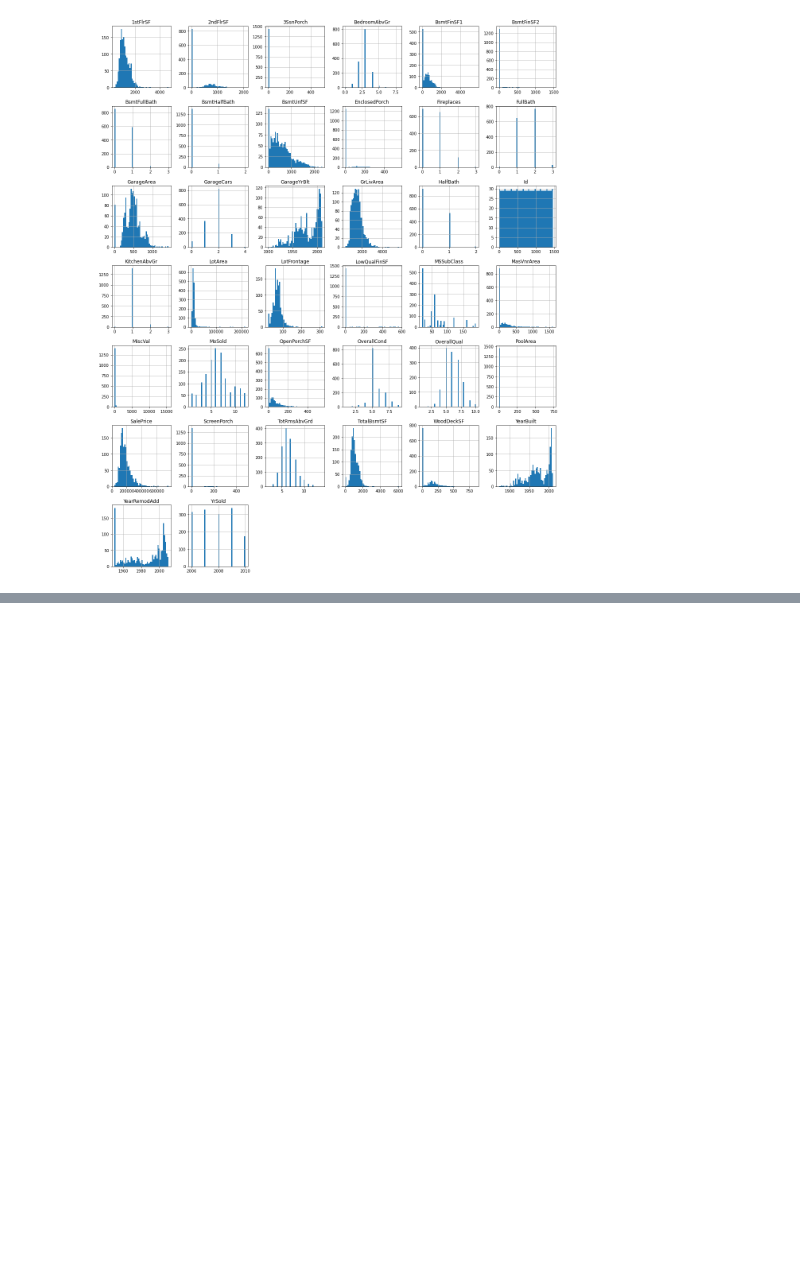
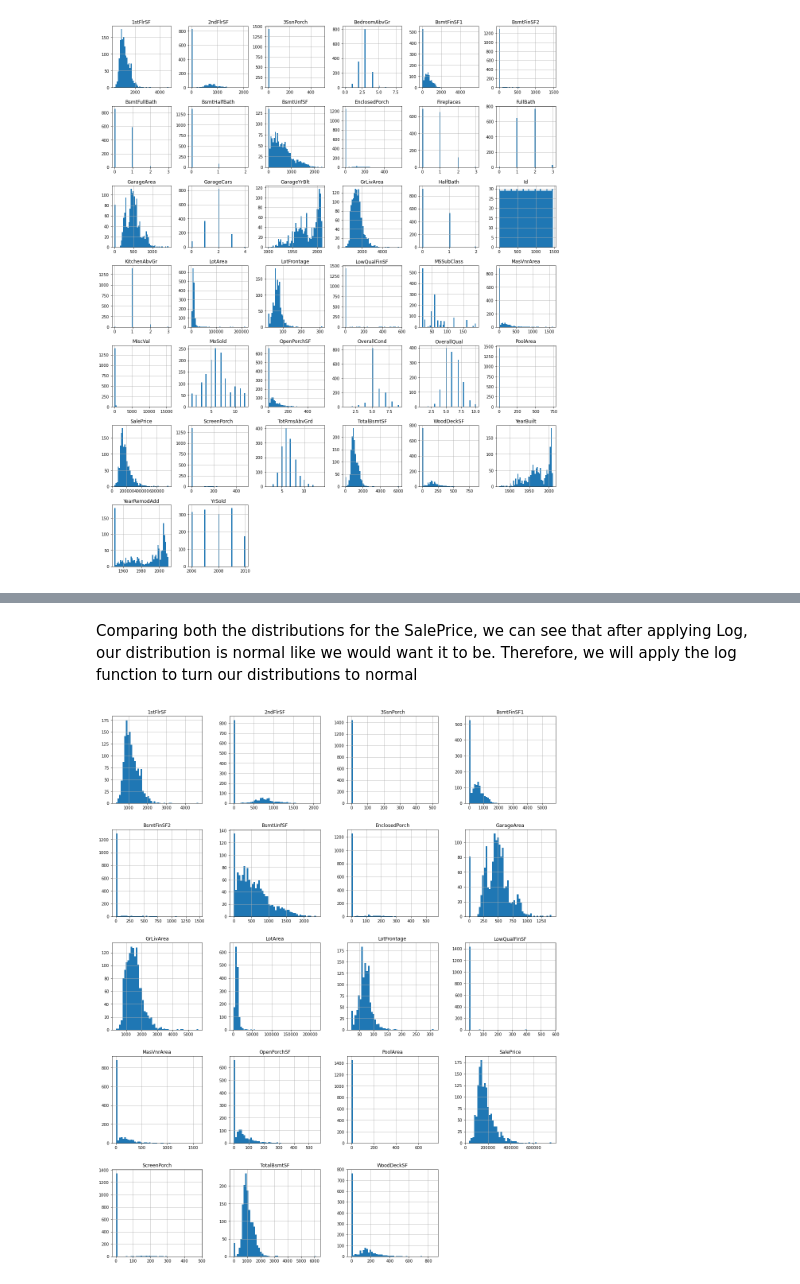
Before and after one commit to JinalShah2002/House-Prices-Challenge-Solution, a Jupyter notebook: housing-prices-challenge-workflow.ipynb, the cells around one changed output, grey strips where cells are left out. Saved outputs shown, nothing was run; the diff lists cells and outputs as text; code cells hidden in the pictures; blank space fills up the shorter version.

Commit message:
Started Analysis on True Numerical Features

```diff
--- a/housing-prices-challenge-workflow.ipynb
+++ b/housing-prices-challenge-workflow.ipynb
@@ -109,0 +171,12 @@ _Note:_
+# %% [markdown]
+Comparing both the distributions for the SalePrice, we can see that after applying Log, our distribution is normal like we would want it to be. Therefore, we will apply the log function to turn our distributions to normal
+# %%
+# Distributions of our true numerical features
+true_num = ['1stFlrSF','2ndFlrSF','BsmtFinSF1','BsmtFinSF2','BsmtUnfSF',
+           'EnclosedPorch','GarageArea','PoolArea','GrLivArea','LotArea',
+           'LotFrontage','LowQualFinSF','MasVnrArea','OpenPorchSF','TotalBsmtSF',
+           'WoodDeckSF','3SsnPorch','ScreenPorch','SalePrice']
+raw_train[true_num].hist(bins=50,figsize=(20,25))
+plt.show()
+# %% [output]
+[figure, added]
```
Also changed, not shown: parts of 22 cells of this notebook.
